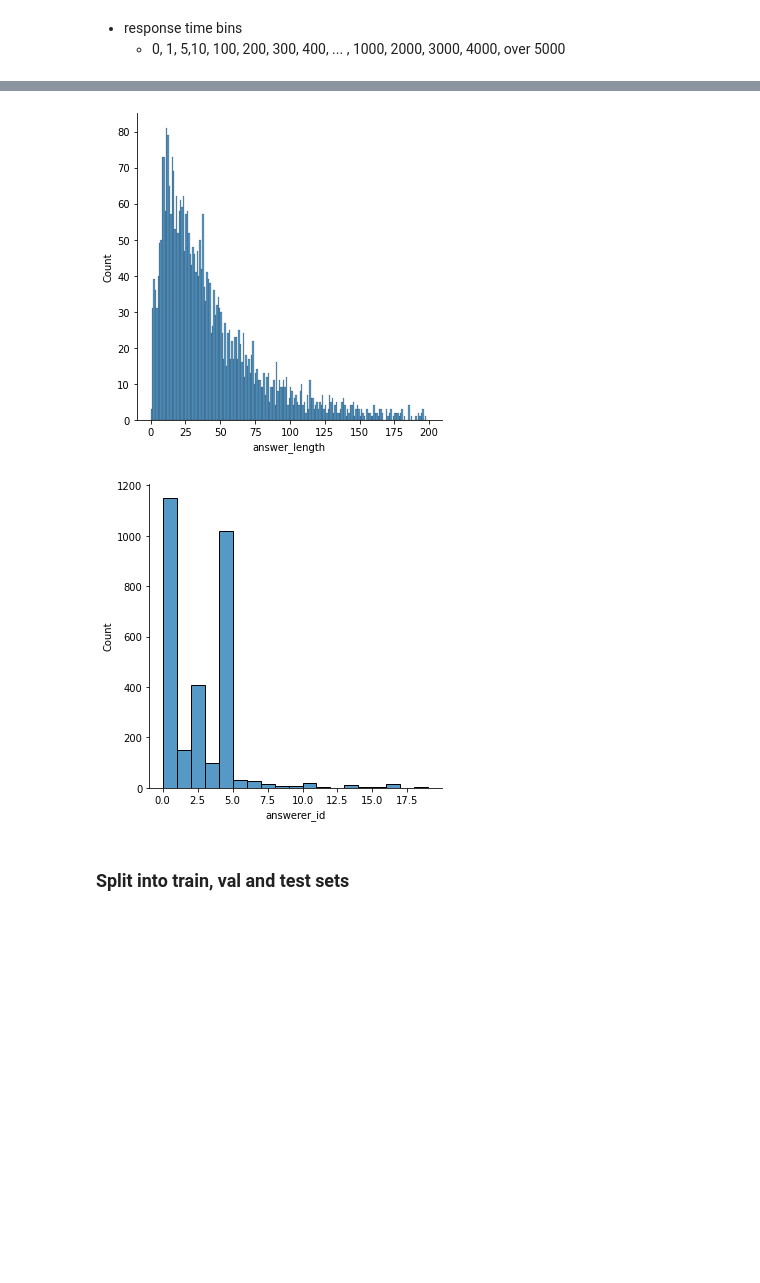
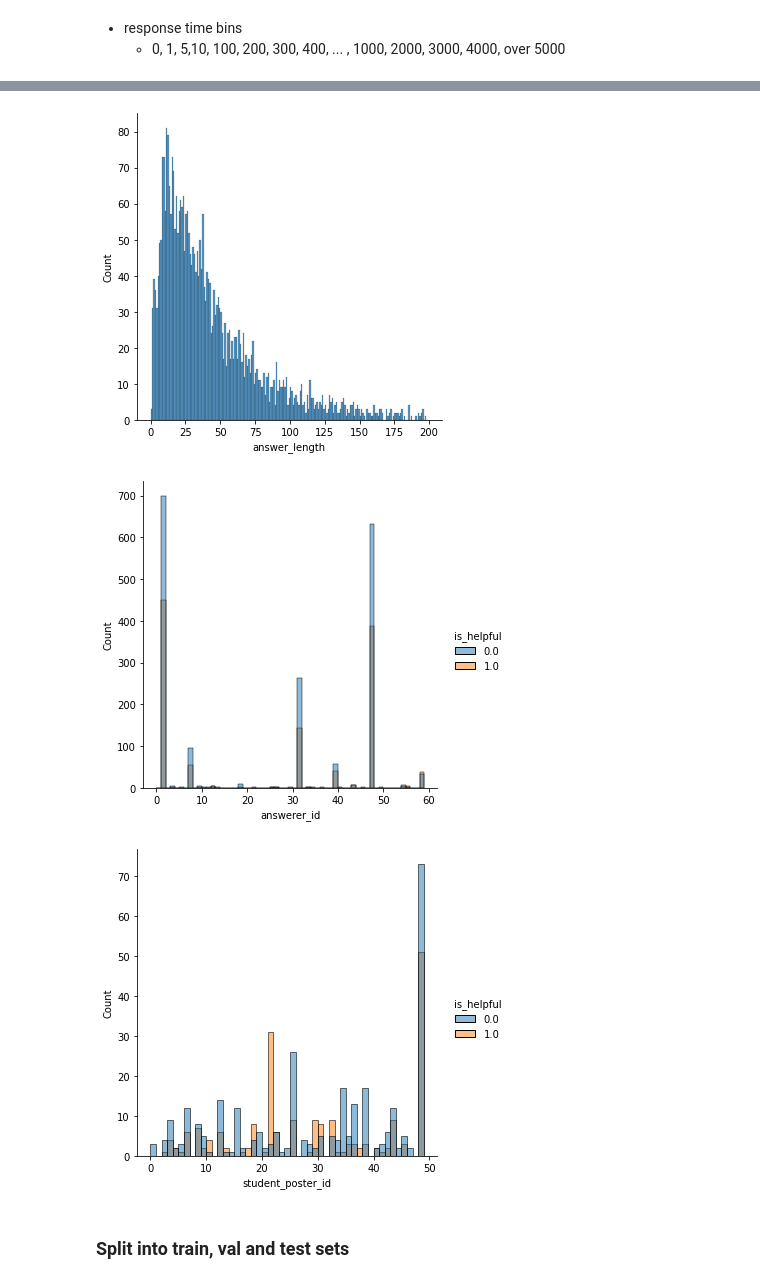
Before and after one commit to PiazzaBot/HelpfulResponses, a Jupyter notebook: data_processing.ipynb, the cells around one changed output, grey strips where cells are left out. Drawn from its saved outputs; the diff is of its cells as text; code cells hidden in the pictures; blank space fills up the shorter version.

```diff
--- a/data_processing.ipynb
+++ b/data_processing.ipynb
@@ -682,33 +645,36 @@ Name: response_time, Length: 3500, dtype: float64
 # %%
 #sns.displot(data=final_data, x=f"response_time",  kind="hist", bins=[0, 100, 200, 300, 400, 100000])
 #sns.displot(data=final_data, x=f"response_time",  kind="hist", binwidth=100)
 a = np.arange(0, 200, 5)
 b = np.arange(0, 200, 1)
 a
 ax= sns.displot(data=final_data, x=f"response_time",  kind="hist", bins=a, hue="is_helpful")
 ax.set_xlabels('response time (mins) with binwidth=5')
 
 ax=sns.displot(data=final_data, x=f"response_time",  kind="hist", bins=b)
 ax.set_xlabels('response time (mins) with binwidth=5')
 
 c = np.arange(0, 200, 1)
 c1 = np.arange(0, 200, 10)
 ax=sns.displot(data=final_data, x=f"question_length",  kind="hist", bins=c)
 ax=sns.displot(data=final_data, x=f"question_length",  kind="hist", bins=c1, hue="is_helpful")
 ax=sns.displot(data=final_data, x=f"answer_length",  kind="hist", bins=c)
 
-d= np.arange(0, 20, 1)
-ax=sns.displot(data=final_data, x=f"answerer_id",  kind="hist", bins=d)
+d= np.arange(0, 60, 1)
+e= np.arange(0, 50, 1) # take random sampling of 50
+ax=sns.displot(data=final_data, x=f"answerer_id",  kind="hist", bins=d, hue="is_helpful")
+ax=sns.displot(data=final_data, x=f"student_poster_id",  kind="hist", bins=e,hue="is_helpful")
 
 # add helpful as a 3rd axis
 # check for rlnship b/w question/answerer and is/is not helpful
 # %% [output]
 [figure]
 [figure]
 [figure]
 [figure]
 [figure]
-[figure, old version]
+[figure, new version]
+[figure, added]
 # %% [markdown]
 ### Split into train, val and test sets
 # %%
```
Also changed, not shown: parts of 5 cells of this notebook.
